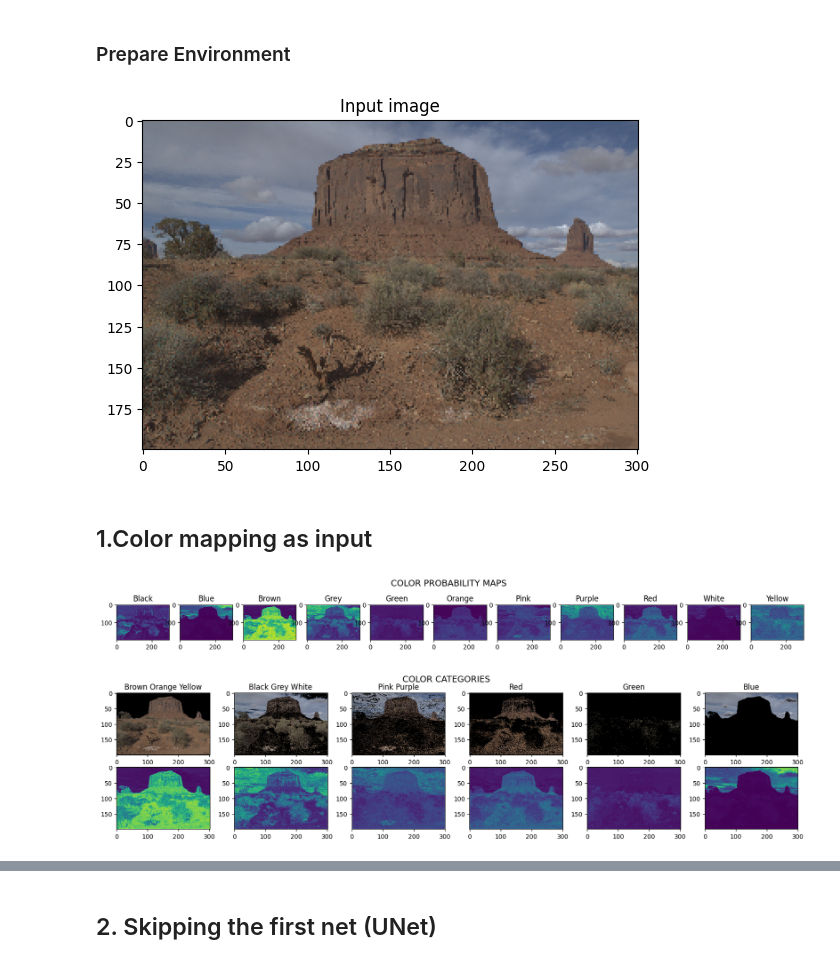
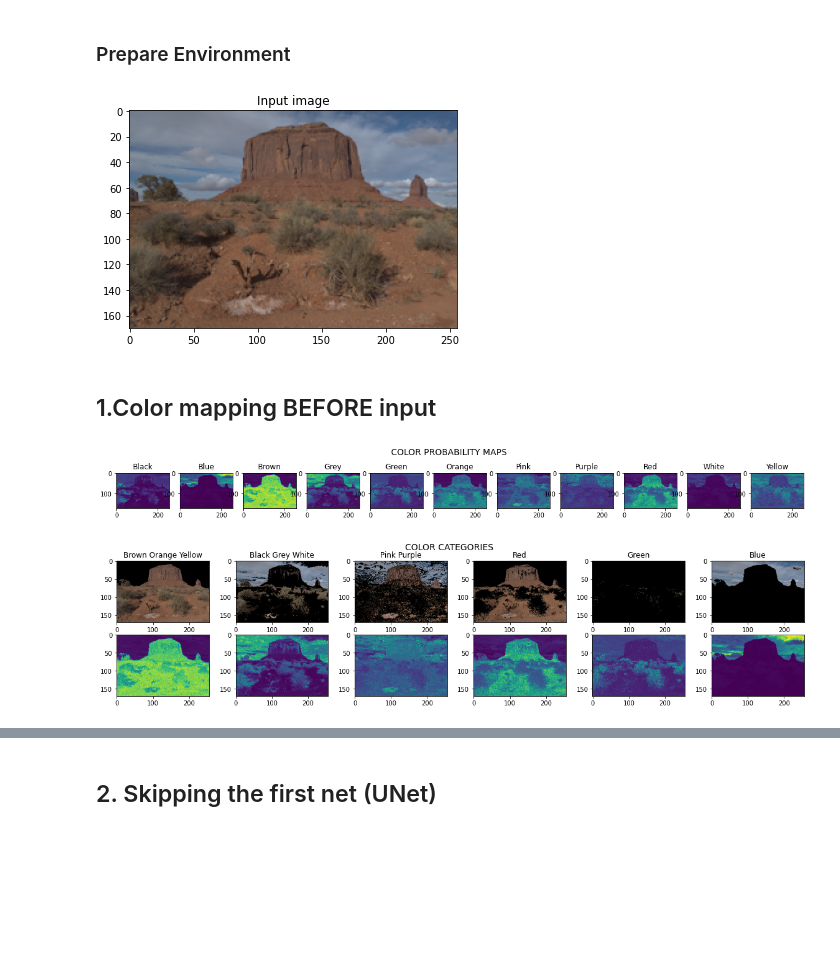
Before and after one commit to davidserra9/CURL, a Jupyter notebook: Untitled.ipynb, the cells around one changed output, grey strips where cells are left out. Saved outputs shown, nothing was run; the diff lists cells and outputs as text; code cells hidden in the pictures; blank space fills up the shorter version.

```diff
--- a/Untitled.ipynb
+++ b/Untitled.ipynb
@@ -17,24 +17,27 @@ Outputs are 6 images corresponding the the 6 color categories:
 # %%
 import torch
 import matplotlib.pyplot as plt
 from PIL import Image
 
-IMG_PATH = '/home/david/Downloads/wetransfer_imatges_2023-05-12_1337/reduced/001.png'
-MAT_PATH = '/home/david/Downloads/wetransfer_imatges_2023-05-12_1337/Color_naming/ColorNaming/w2c.mat'
+#IMG_PATH = '/home/david/Downloads/wetransfer_imatges_2023-05-12_1337/reduced/001.png'
+#MAT_PATH = '/home/david/Downloads/wetransfer_imatges_2023-05-12_1337/Color_naming/ColorNaming/w2c.mat'
+
+IMG_PATH = '/home/david/Workspace/CURL/color_naming_images/0000_original.dng'
+MAT_PATH = '/home/david/Workspace/Color-Naming-Image-Enhancement/input/w2c.mat'
 THRESHOLD = 0.1
 
 COLOR_ORDER = ['Black', 'Blue', 'Brown', 'Grey', 'Green', 'Orange', 'Pink', 'Purple', 'Red', 'White', 'Yellow']
 COLOR_CATEGORIES = [[2, 5, 10], [0, 3, 9], [6, 7], [8], [4], [1]]
 
 DEVICE = "cuda" if torch.cuda.is_available() else "cpu"
 CHECKPOINT_PATH = "./pretrained_models/adobe_dpe/curl_validpsnr_23.073045286204017_validloss_0.0701291635632515_testpsnr_23.584083321292365_testloss_0.061363041400909424_epoch_510_model.pt"
 
 _ = plt.imshow(Image.open(IMG_PATH))
 _ = plt.title("Input image")
 # %% [output]
-[figure, old version]
+[figure, new version]
 # %% [markdown]
-## 1.Color mapping as input
+## 1.Color mapping BEFORE input
 # %%
 # Utils
 from functools import reduce
@@ -102,8 +105,8 @@ for idx, category in enumerate(COLOR_CATEGORIES):
     plt.subplot(2, len(COLOR_CATEGORIES), idx+1+len(COLOR_CATEGORIES))
     plt.imshow(prob)
 # %% [output]
-[figure, old version]
+[figure, new version]
-[figure, old version]
+[figure, new version]
 # %%
 # USE CURL
 import model
```
Also changed, not shown: parts of 5 cells of this notebook.
